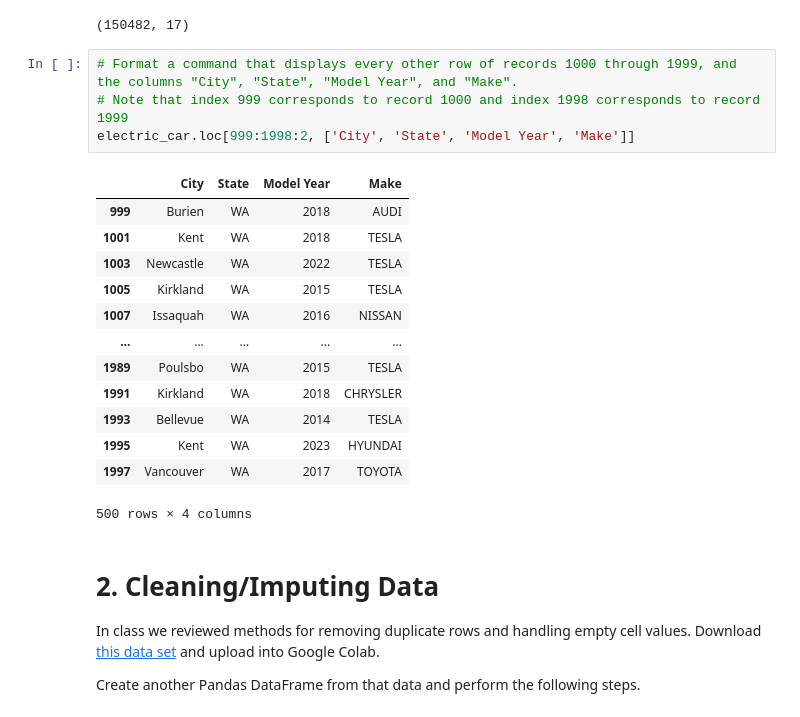
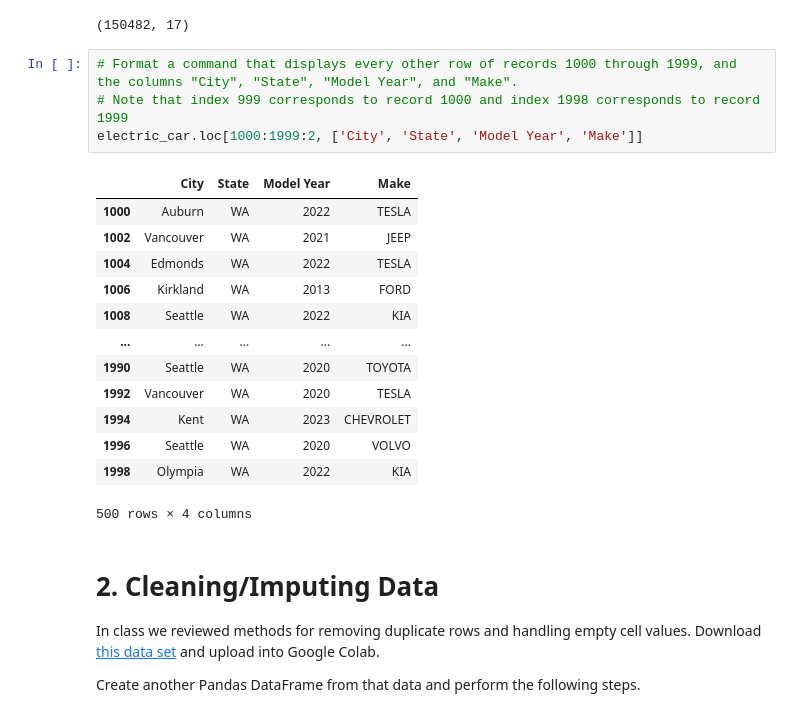
Before and after one commit to qfx4yk/ds1002-qfx4yk, a Jupyter notebook: homework/week-6.ipynb, the cells around one changed output. Cells and saved outputs as stored; diff of their text form.

```diff
--- a/homework/week-6.ipynb
+++ b/homework/week-6.ipynb
@@ -71,20 +71,20 @@ electric_car.shape
 # %%
 # Format a command that displays every other row of records 1000 through 1999, and the columns "City", "State", "Model Year", and "Make".
 # Note that index 999 corresponds to record 1000 and index 1998 corresponds to record 1999
-electric_car.loc[999:1998:2, ['City', 'State', 'Model Year', 'Make']]
+electric_car.loc[1000:1999:2, ['City', 'State', 'Model Year', 'Make']]
 # %% [output]
 |  | City | State | Model Year | Make |
-| 999 | Burien | WA | 2018 | AUDI |
-| 1001 | Kent | WA | 2018 | TESLA |
-| 1003 | Newcastle | WA | 2022 | TESLA |
-| 1005 | Kirkland | WA | 2015 | TESLA |
-| 1007 | Issaquah | WA | 2016 | NISSAN |
+| 1000 | Auburn | WA | 2022 | TESLA |
+| 1002 | Vancouver | WA | 2021 | JEEP |
+| 1004 | Edmonds | WA | 2022 | TESLA |
+| 1006 | Kirkland | WA | 2013 | FORD |
+| 1008 | Seattle | WA | 2022 | KIA |
 | ... | ... | ... | ... | ... |
-| 1989 | Poulsbo | WA | 2015 | TESLA |
-| 1991 | Kirkland | WA | 2018 | CHRYSLER |
-| 1993 | Bellevue | WA | 2014 | TESLA |
-| 1995 | Kent | WA | 2023 | HYUNDAI |
-| 1997 | Vancouver | WA | 2017 | TOYOTA |
+| 1990 | Seattle | WA | 2020 | TOYOTA |
+| 1992 | Vancouver | WA | 2020 | TESLA |
+| 1994 | Kent | WA | 2023 | CHEVROLET |
+| 1996 | Seattle | WA | 2020 | VOLVO |
+| 1998 | Olympia | WA | 2022 | KIA |
 500 rows × 4 columns
 # %% [markdown]
 # 2. Cleaning/Imputing Data
```
Also changed, not shown: parts of 2 cells of this notebook.
